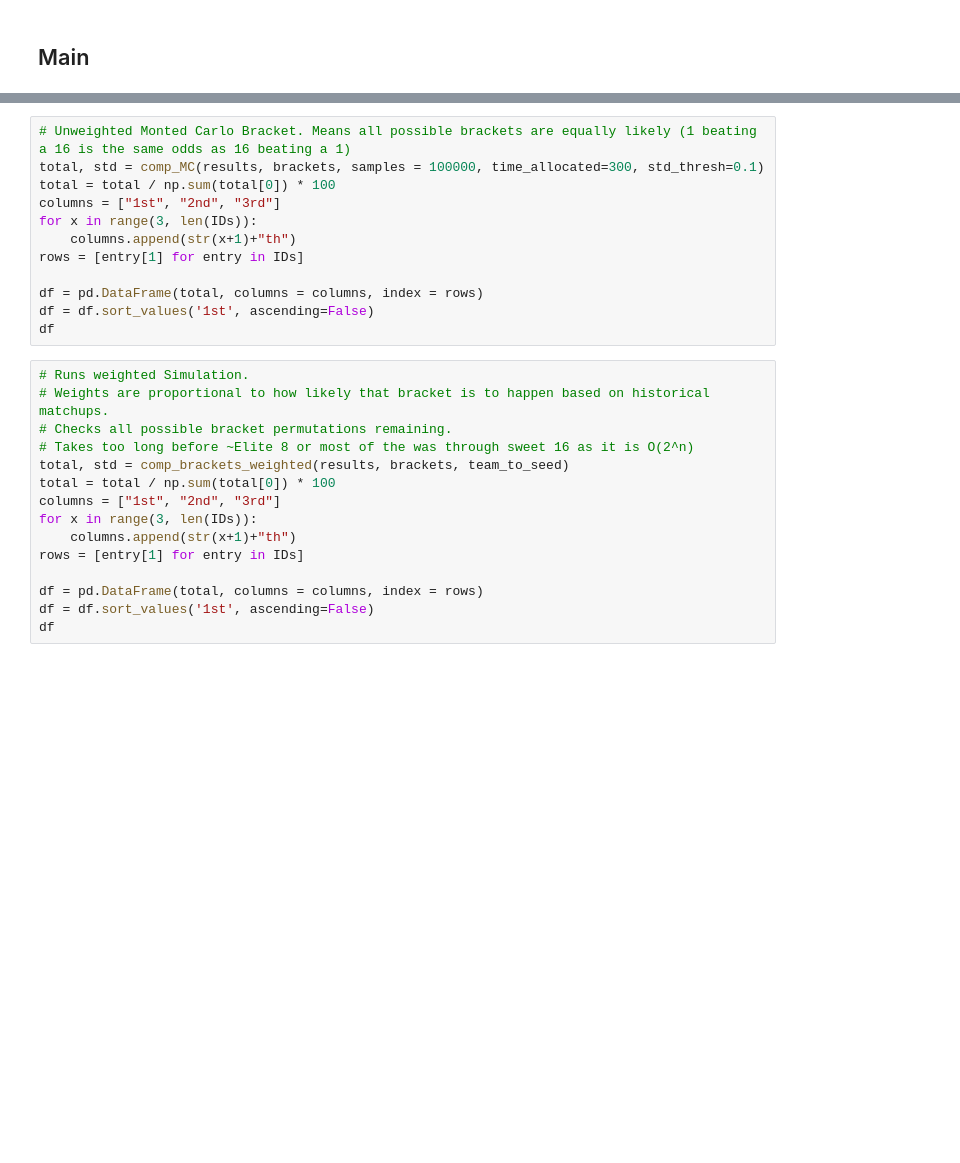
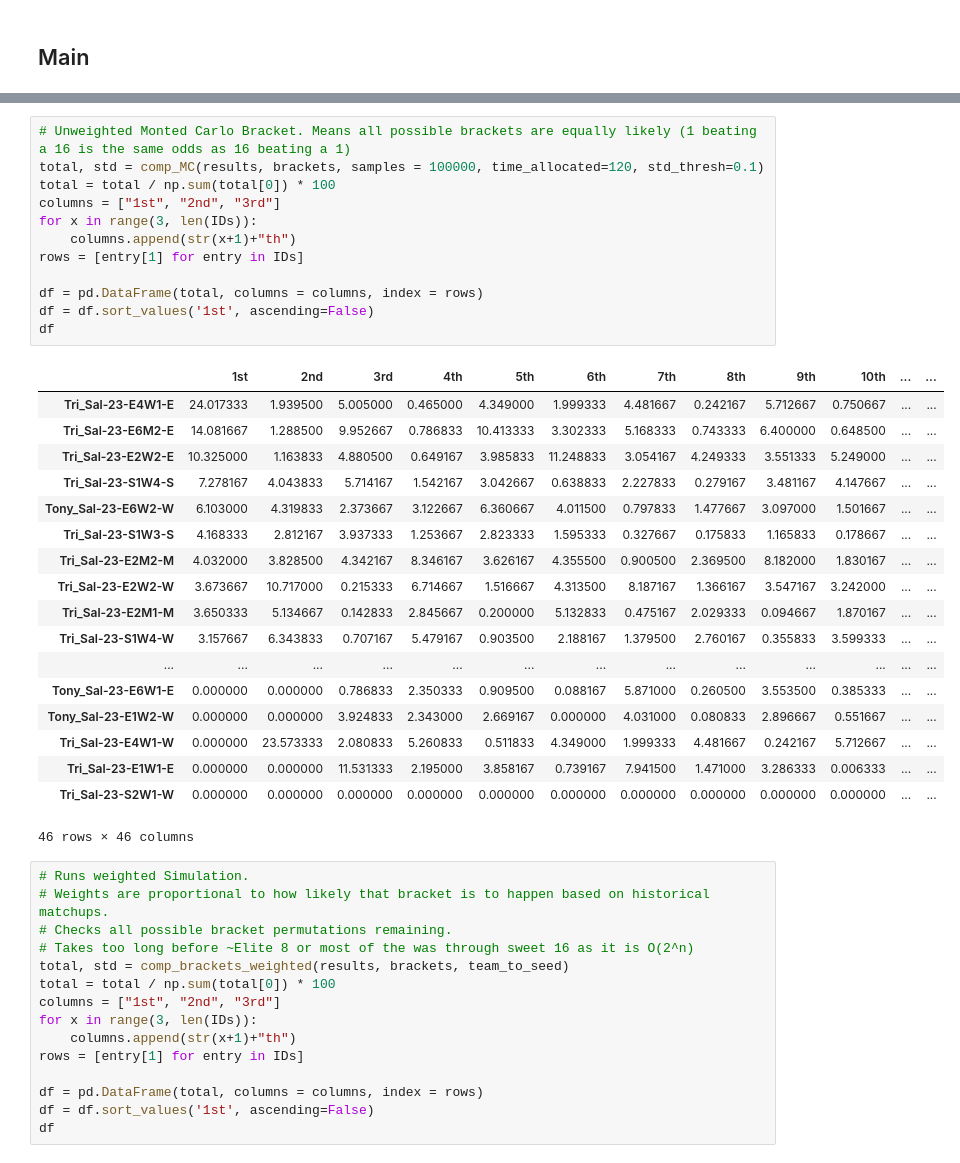
Before and after one commit to Aidan-Gilson/NCAA_Tournament, a Jupyter notebook: tournament.ipynb, the cells around one changed output, grey strips where cells are left out. Saved outputs shown, nothing was run; the diff lists cells and outputs as text; blank space fills up the shorter version.

```diff
--- a/tournament.ipynb
+++ b/tournament.ipynb
@@ -416,15 +441,34 @@ df
 # %%
 # Unweighted Monted Carlo Bracket. Means all possible brackets are equally likely (1 beating a 16 is the same odds as 16 beating a 1)
-total, std = comp_MC(results, brackets, samples = 100000, time_allocated=300, std_thresh=0.1)
+total, std = comp_MC(results, brackets, samples = 100000, time_allocated=120, std_thresh=0.1)
 total = total / np.sum(total[0]) * 100
 columns = ["1st", "2nd", "3rd"]
 for x in range(3, len(IDs)):
 	columns.append(str(x+1)+"th")
 rows = [entry[1] for entry in IDs]
 
 df = pd.DataFrame(total, columns = columns, index = rows)
 df = df.sort_values('1st', ascending=False)
 df
+# %% [output]
+|  | 1st | 2nd | 3rd | 4th | 5th | 6th | 7th | 8th | 9th | 10th | ... | ... |
+| Tri_Sal-23-E4W1-E | 24.017333 | 1.939500 | 5.005000 | 0.465000 | 4.349000 | 1.999333 | 4.481667 | 0.242167 | 5.712667 | 0.750667 | ... | ... |
+| Tri_Sal-23-E6M2-E | 14.081667 | 1.288500 | 9.952667 | 0.786833 | 10.413333 | 3.302333 | 5.168333 | 0.743333 | 6.400000 | 0.648500 | ... | ... |
+| Tri_Sal-23-E2W2-E | 10.325000 | 1.163833 | 4.880500 | 0.649167 | 3.985833 | 11.248833 | 3.054167 | 4.249333 | 3.551333 | 5.249000 | ... | ... |
+| Tri_Sal-23-S1W4-S | 7.278167 | 4.043833 | 5.714167 | 1.542167 | 3.042667 | 0.638833 | 2.227833 | 0.279167 | 3.481167 | 4.147667 | ... | ... |
+| Tony_Sal-23-E6W2-W | 6.103000 | 4.319833 | 2.373667 | 3.122667 | 6.360667 | 4.011500 | 0.797833 | 1.477667 | 3.097000 | 1.501667 | ... | ... |
+| Tri_Sal-23-S1W3-S | 4.168333 | 2.812167 | 3.937333 | 1.253667 | 2.823333 | 1.595333 | 0.327667 | 0.175833 | 1.165833 | 0.178667 | ... | ... |
+| Tri_Sal-23-E2M2-M | 4.032000 | 3.828500 | 4.342167 | 8.346167 | 3.626167 | 4.355500 | 0.900500 | 2.369500 | 8.182000 | 1.830167 | ... | ... |
+| Tri_Sal-23-E2W2-W | 3.673667 | 10.717000 | 0.215333 | 6.714667 | 1.516667 | 4.313500 | 8.187167 | 1.366167 | 3.547167 | 3.242000 | ... | ... |
+| Tri_Sal-23-E2M1-M | 3.650333 | 5.134667 | 0.142833 | 2.845667 | 0.200000 | 5.132833 | 0.475167 | 2.029333 | 0.094667 | 1.870167 | ... | ... |
+| Tri_Sal-23-S1W4-W | 3.157667 | 6.343833 | 0.707167 | 5.479167 | 0.903500 | 2.188167 | 1.379500 | 2.760167 | 0.355833 | 3.599333 | ... | ... |
+| ... | ... | ... | ... | ... | ... | ... | ... | ... | ... | ... | ... | ... |
+| Tony_Sal-23-E6W1-E | 0.000000 | 0.000000 | 0.786833 | 2.350333 | 0.909500 | 0.088167 | 5.871000 | 0.260500 | 3.553500 | 0.385333 | ... | ... |
+| Tony_Sal-23-E1W2-W | 0.000000 | 0.000000 | 3.924833 | 2.343000 | 2.669167 | 0.000000 | 4.031000 | 0.080833 | 2.896667 | 0.551667 | ... | ... |
+| Tri_Sal-23-E4W1-W | 0.000000 | 23.573333 | 2.080833 | 5.260833 | 0.511833 | 4.349000 | 1.999333 | 4.481667 | 0.242167 | 5.712667 | ... | ... |
+| Tri_Sal-23-E1W1-E | 0.000000 | 0.000000 | 11.531333 | 2.195000 | 3.858167 | 0.739167 | 7.941500 | 1.471000 | 3.286333 | 0.006333 | ... | ... |
+| Tri_Sal-23-S2W1-W | 0.000000 | 0.000000 | 0.000000 | 0.000000 | 0.000000 | 0.000000 | 0.000000 | 0.000000 | 0.000000 | 0.000000 | ... | ... |
+46 rows × 46 columns
 # %%
 # Runs weighted Simulation.
 # Weights are proportional to how likely that bracket is to happen based on historical matchups.
```
Also changed, not shown: parts of 2 cells of this notebook.
